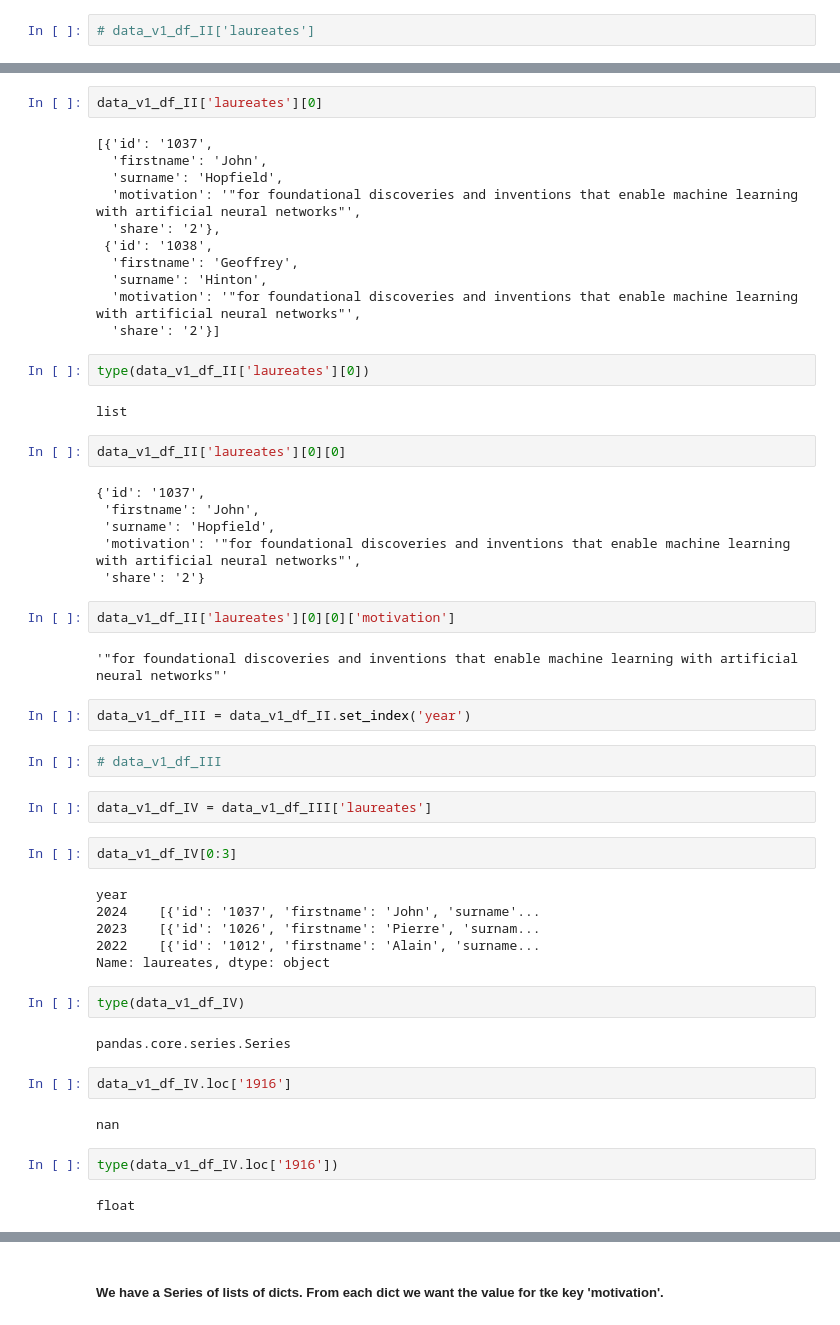
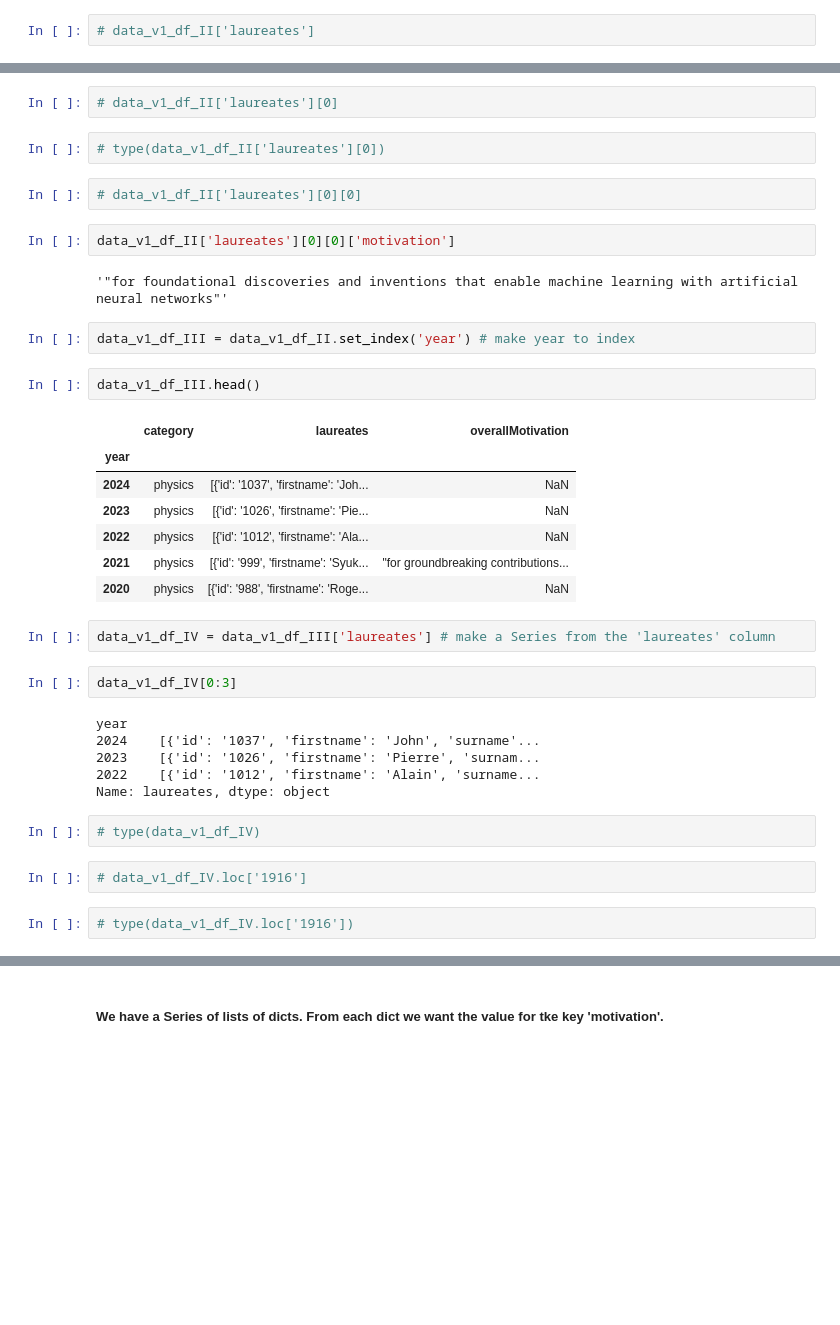
Before and after one commit to totatorbj/su-mt4007, a Jupyter notebook: HW5-investigatioin/HW5-investigation.ipynb, the cells around one changed output, grey strips where cells are left out. Saved outputs shown, nothing was run; the diff lists cells and outputs as text; blank space fills up the shorter version.

```diff
--- a/HW5-investigatioin/HW5-investigation.ipynb
+++ b/HW5-investigatioin/HW5-investigation.ipynb
@@ -317,38 +208,27 @@ pandas.core.series.Series
 # %%
-data_v1_df_II['laureates'][0]
+# data_v1_df_II['laureates'][0]
-# %% [output]
-[{'id': '1037',
-  'firstname': 'John',
-  'surname': 'Hopfield',
-  'motivation': '"for foundational discoveries and inventions that enable machine learning with artificial neural networks"',
-  'share': '2'},
- {'id': '1038',
-  'firstname': 'Geoffrey',
-  'surname': 'Hinton',
-  'motivation': '"for foundational discoveries and inventions that enable machine learning with artificial neural networks"',
-  'share': '2'}]
 # %%
-type(data_v1_df_II['laureates'][0])
+# type(data_v1_df_II['laureates'][0])
-# %% [output]
-list
 # %%
-data_v1_df_II['laureates'][0][0]
+# data_v1_df_II['laureates'][0][0]
-# %% [output]
-{'id': '1037',
- 'firstname': 'John',
- 'surname': 'Hopfield',
- 'motivation': '"for foundational discoveries and inventions that enable machine learning with artificial neural networks"',
- 'share': '2'}
 # %%
 data_v1_df_II['laureates'][0][0]['motivation']
 # %% [output]
 '"for foundational discoveries and inventions that enable machine learning with artificial neural networks"'
 # %%
-data_v1_df_III = data_v1_df_II.set_index('year')
+data_v1_df_III = data_v1_df_II.set_index('year') # make year to index
 # %%
-# data_v1_df_III
+data_v1_df_III.head()
+# %% [output]
+|  | category | laureates | overallMotivation |
+| year |  |  |  |
+| 2024 | physics | [{'id': '1037', 'firstname': 'Joh... | NaN |
+| 2023 | physics | [{'id': '1026', 'firstname': 'Pie... | NaN |
+| 2022 | physics | [{'id': '1012', 'firstname': 'Ala... | NaN |
+| 2021 | physics | [{'id': '999', 'firstname': 'Syuk... | "for groundbreaking contributions... |
+| 2020 | physics | [{'id': '988', 'firstname': 'Roge... | NaN |
 # %%
-data_v1_df_IV = data_v1_df_III['laureates']
+data_v1_df_IV = data_v1_df_III['laureates'] # make a Series from the 'laureates' column
 # %%
 data_v1_df_IV[0:3]
 # %% [output]
@@ -358,15 +238,9 @@ year
 2022    [{'id': '1012', 'firstname': 'Alain', 'surname...
 Name: laureates, dtype: object
 # %%
-type(data_v1_df_IV)
+# type(data_v1_df_IV)
-# %% [output]
-pandas.core.series.Series
 # %%
-data_v1_df_IV.loc['1916']
+# data_v1_df_IV.loc['1916']
-# %% [output]
-nan
 # %%
-type(data_v1_df_IV.loc['1916'])
+# type(data_v1_df_IV.loc['1916'])
-# %% [output]
-float
 # %%
```
Also changed, not shown: parts of 163 cells of this notebook.
